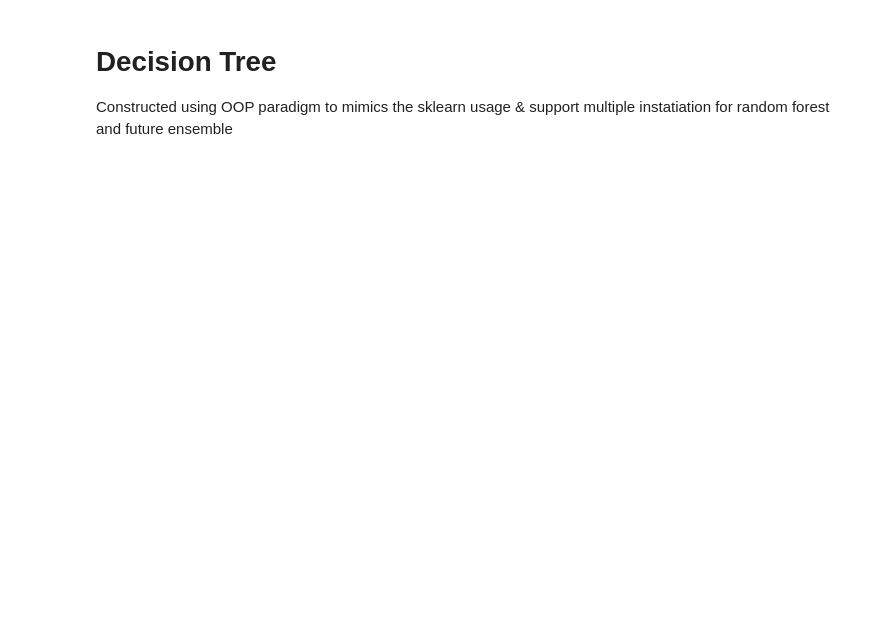
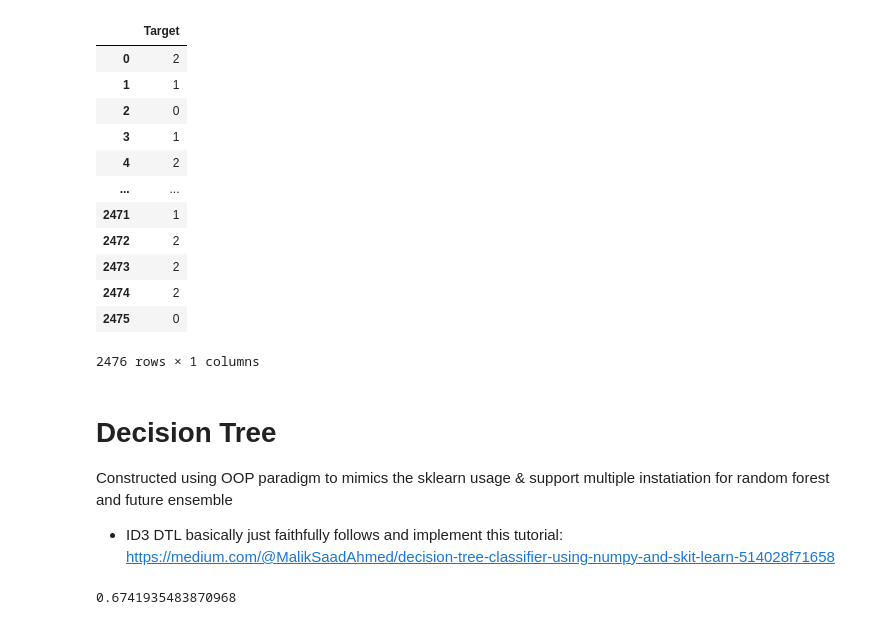
Before and after one commit to hamzhrdn/G6_AdvancedAI_Model, a Jupyter notebook: DT_RF.ipynb, the cells around one changed output. Saved outputs shown, nothing was run; the diff lists cells and outputs as text; code cells hidden in the pictures; blank space fills up the shorter version.

Commit message:
blind tutorial following id3 dtl

```diff
--- a/DT_RF.ipynb
+++ b/DT_RF.ipynb
@@ -25,6 +25,24 @@ X_train_scaled
+# %%
+y_train
+# %% [output]
+|  | Target |
+| 0 | 2 |
+| 1 | 1 |
+| 2 | 0 |
+| 3 | 1 |
+| 4 | 2 |
+| ... | ... |
+| 2471 | 1 |
+| 2472 | 2 |
+| 2473 | 2 |
+| 2474 | 2 |
+| 2475 | 0 |
+2476 rows × 1 columns
 # %% [markdown]
 # Decision Tree
 
 Constructed using OOP paradigm to mimics the sklearn usage & support multiple instatiation for random forest and future ensemble
+
+* ID3 DTL basically just faithfully follows and implement this tutorial: https://medium.com/@MalikSaadAhmed/decision-tree-classifier-using-numpy-and-skit-learn-514028f71658
 # %%
 class DecisionTree:
@@ -67,0 +155,6 @@ dtl1.fit(X_train_scaled, y_train)
+# %%
+from sklearn.metrics import accuracy_score
+acc_val_dtl = accuracy_score(y_val,y_val_pred)
+print(acc_val_dtl)
+# %% [output]
+0.6741935483870968
```
Also changed, not shown: parts of 4 cells of this notebook.
